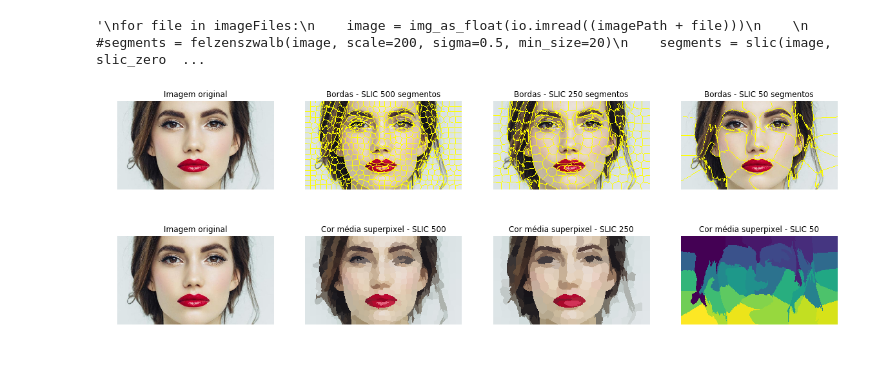
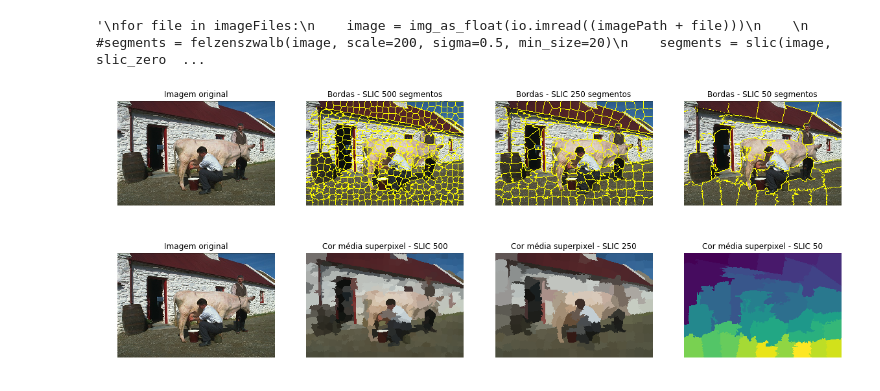
Before and after one commit to falreis/image-segm, a Jupyter notebook: code/segmentation.ipynb, the cells around one changed output. Saved outputs shown, nothing was run; the diff lists cells and outputs as text; code cells hidden in the pictures.

```diff
--- a/code/segmentation.ipynb
+++ b/code/segmentation.ipynb
@@ -10,7 +10,7 @@ import SPHC as sphc
 import util as ut
 # %%
 imagePath = 'images/'
-imageFiles = ['caneca1.jpg', 'caneca2.jpg', 'face1.jpg', 'face2.jpg', 'face3.jpg']
+imageFiles = ['385039.jpg', 'caneca1.jpg', 'caneca2.jpg', 'face1.jpg', 'face2.jpg', 'face3.jpg']
 
 #SLIC Parameters:
 numSegments = 500  # How many superpixels to start with - input for SLIC function
@@ -34,7 +34,7 @@ for file in imageFiles:
 # %% [output]
 '\nfor file in imageFiles:\n    image = img_as_float(io.imread((imagePath + file)))\n    \n    #segments = felzenszwalb(image, scale=200, sigma=0.5, min_size=20)\n    segments = slic(image, slic_zero  ...
 # %%
-for file in imageFiles[2:3]:
+for file in imageFiles[0:1]:
     image = img_as_float(io.imread((imagePath + file)))
 
     #slic 500 segments
@@ -42,33 +42,33 @@ for file in imageFiles[2:3]:
     bound_slic500 = mark_boundaries(image, seg_slic500)
     slic500 = ut.merge_superpixels_colors(image, seg_slic500)
 
     #slic 250 segments
     seg_slic250 = slic(image, n_segments = 250, slic_zero = False)
     bound_slic250 = mark_boundaries(image, seg_slic250)
     slic250 = ut.merge_superpixels_colors(image, seg_slic250)
 
     #slic 50 segments
     seg_slic50 = slic(image, n_segments = 50, slic_zero = False)
     bound_slic50 = mark_boundaries(image, seg_slic50)
     slic50 = ut.merge_superpixels_colors(image, seg_slic250)
 
     #slico image
     #seg_slico = slic(image, slic_zero = True)
     #bound_slico = mark_boundaries(image, seg_slico)
     #slico = ut.merge_superpixels_colors(image, seg_slico)
 
     #plot boundaries
     images = [image, bound_slic500, bound_slic250, bound_slic50] #, bound_slico]
     labels = ["Imagem original", "Bordas - SLIC 500 segmentos", "Bordas - SLIC 250 segmentos",
              "Bordas - SLIC 50 segmentos"] #, "Bordas - SLICO"]
     ut.plot_compare_4(images, labels, True)
 
     #plot images
     images = [image, slic500, slic250, seg_slic50] #, slico]
     labels = ["Imagem original", "Cor média superpixel - SLIC 500", "Cor média superpixel - SLIC 250",
              "Cor média superpixel - SLIC 50"] #, "Cor média superpixel - SLICO"]
     ut.plot_compare_4(images, labels, True)
 # %% [output]
-[figure, old version]
+[figure, new version]
-[figure, old version]
+[figure, new version]
 # %%
```
Also changed, not shown: parts of 6 cells of this notebook, 1 other file.
